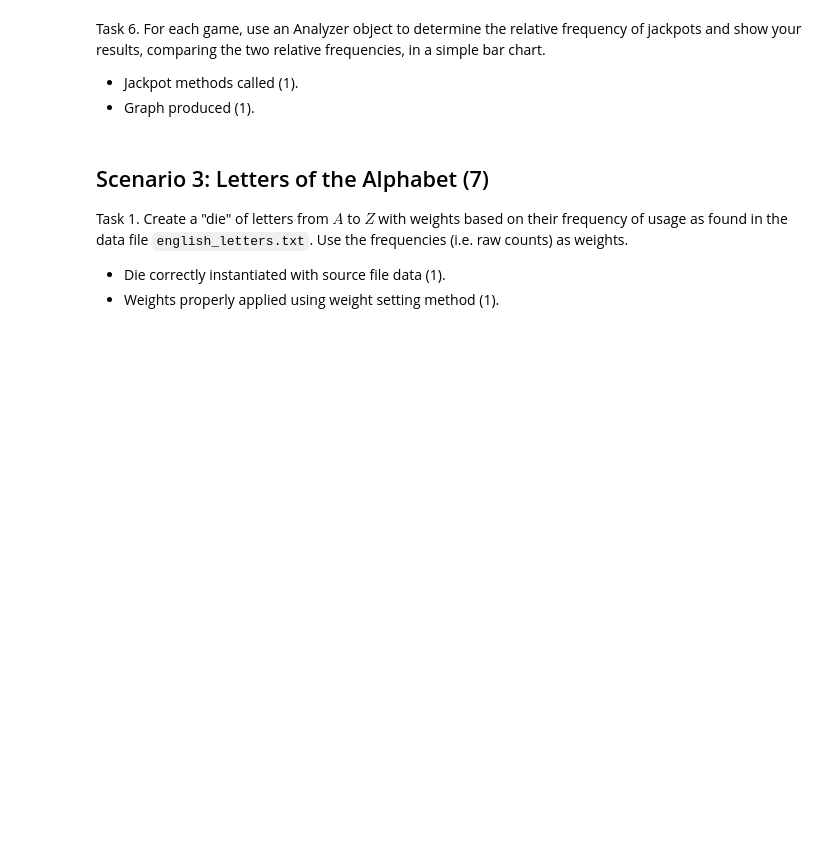
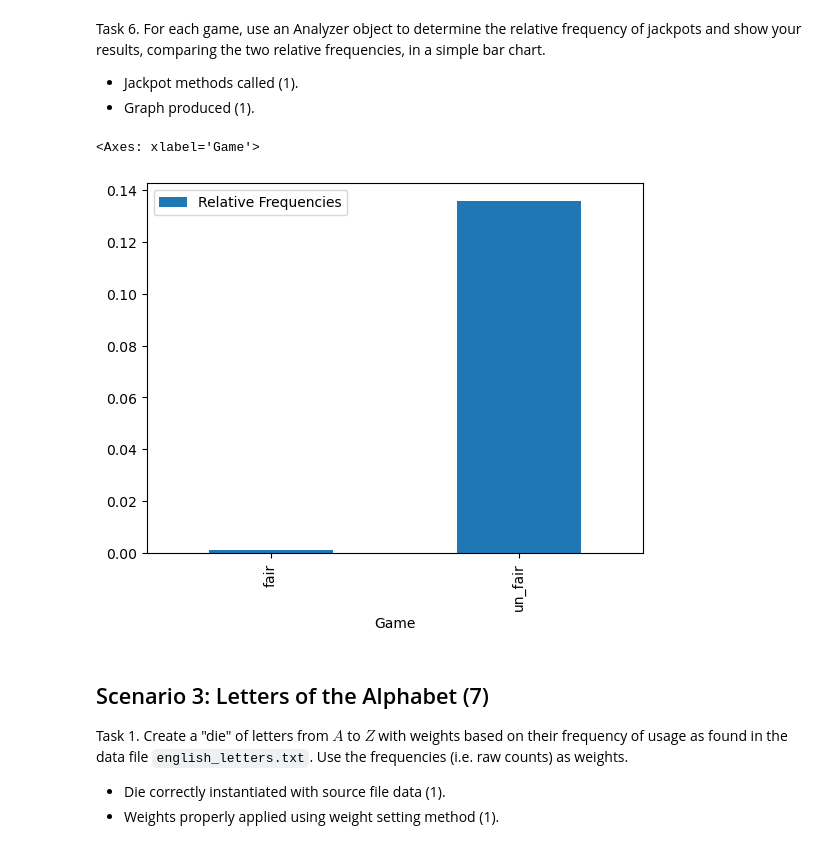
Before and after one commit to pfost-bit/monte_carlo, a Jupyter notebook: DS51200_FinalProjectTemplate.ipynb, the cells around one changed output. Cells and saved outputs as stored; diff of their text form; code cells hidden in the pictures; blank space fills up the shorter version.

```diff
--- a/DS51200_FinalProjectTemplate.ipynb
+++ b/DS51200_FinalProjectTemplate.ipynb
@@ -186,6 +199,10 @@ Task 6. Show your results, comparing the two relative frequencies, in a simple b
 Task 1. Create three dice, each with six sides having the faces 1 through 6.
 
 - Three die objects created (1).
+# %%
+d1 = Die(np.array([1,2,3,4,5,6]))#unfair 1 is more likely
+d2 = Die(np.array([1,2,3,4,5,6]))#fair
+d3 = Die(np.array([1,2,3,4,5,6]))#unfair 6 is more likely
 # %% [markdown]
 Task 2. Convert one of the dice to an unfair one by weighting the face $6$ five times more than the other weights (i.e. it has weight of 5 and the others a weight of 1 each).
 
@@ -199,16 +238,35 @@ Task 4. Play a game of $10000$ rolls with $5$ fair dice.
 
 - Game class properly instantiated (1).
 - Play method called properly (1).
+# %%
+game1 = Game([d2,d2,d2,d2,d2])
+game1.play(10000)
 # %% [markdown]
 Task 5. Play another game of $10000$ rolls, this time with $2$ unfair dice, one as defined in steps #2 and #3 respectively, and $3$ fair dice.
 
 - Game class properly instantiated (1).
 - Play method called properly (1).
+# %%
+game2 = Game([d1,d3])
+game2.play(10000)
 # %% [markdown]
 Task 6. For each game, use an Analyzer object to determine the relative frequency of jackpots and show your results, comparing the two relative frequencies, in a simple bar chart.
 
 - Jackpot methods called (1).
 - Graph produced (1).
+# %%
+j1_rf = Analyzer(game1).JackPot()/10000
+j2_rf = Analyzer(game2).JackPot()/10000
+
+rf_df2 = pd.DataFrame({
+    "Game":["fair","un_fair"],
+    "Relative Frequencies":[j1_rf,j2_rf]
+})
+
+rf_df2.plot(kind = "bar", x="Game", y = "Relative Frequencies")
+# %% [output]
+<Axes: xlabel='Game'>
+[figure, added]
 # %% [markdown]
 ## Scenario 3: Letters of the Alphabet (7)
 
```
Also changed, not shown: parts of 19 cells of this notebook, 4 other files.
